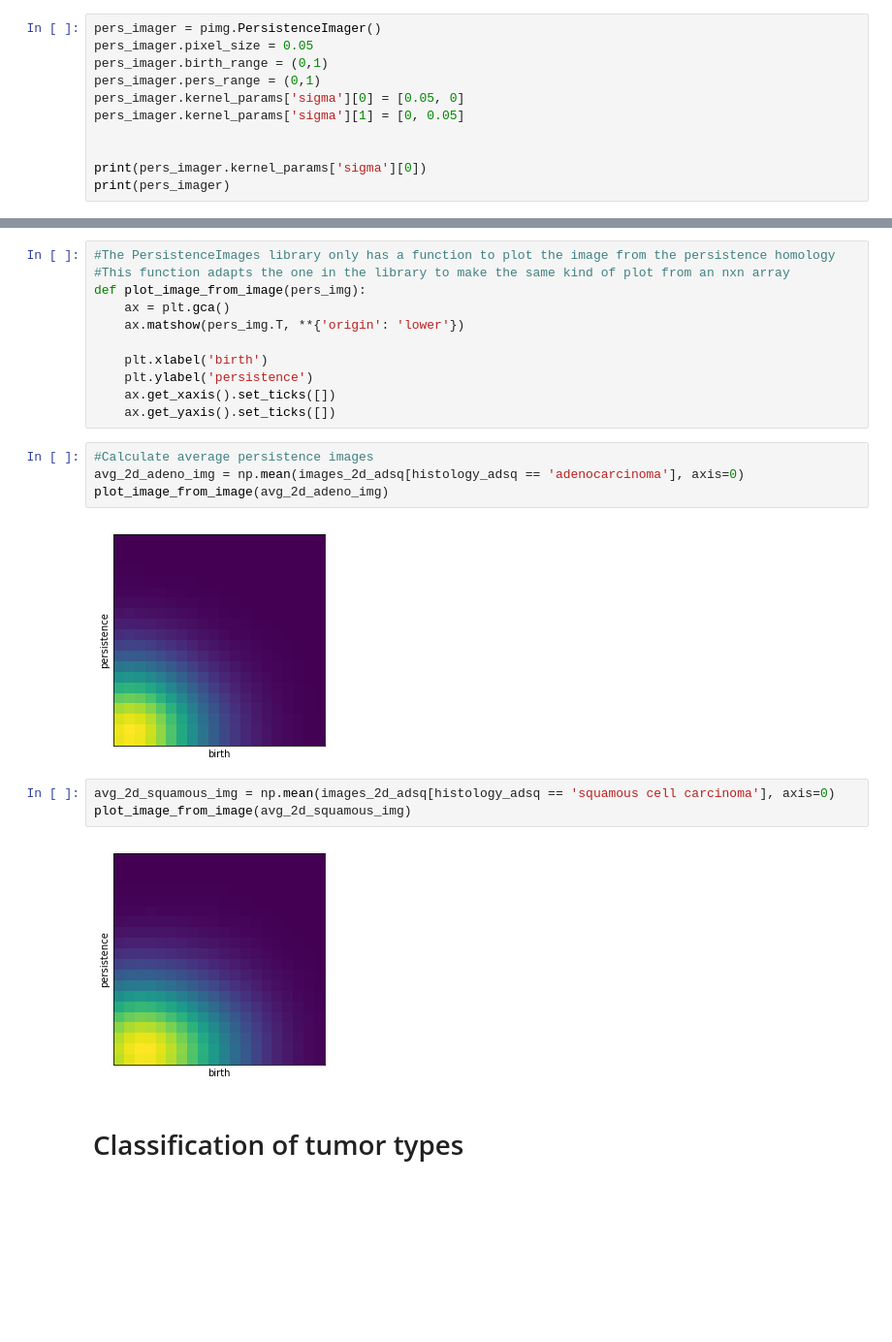
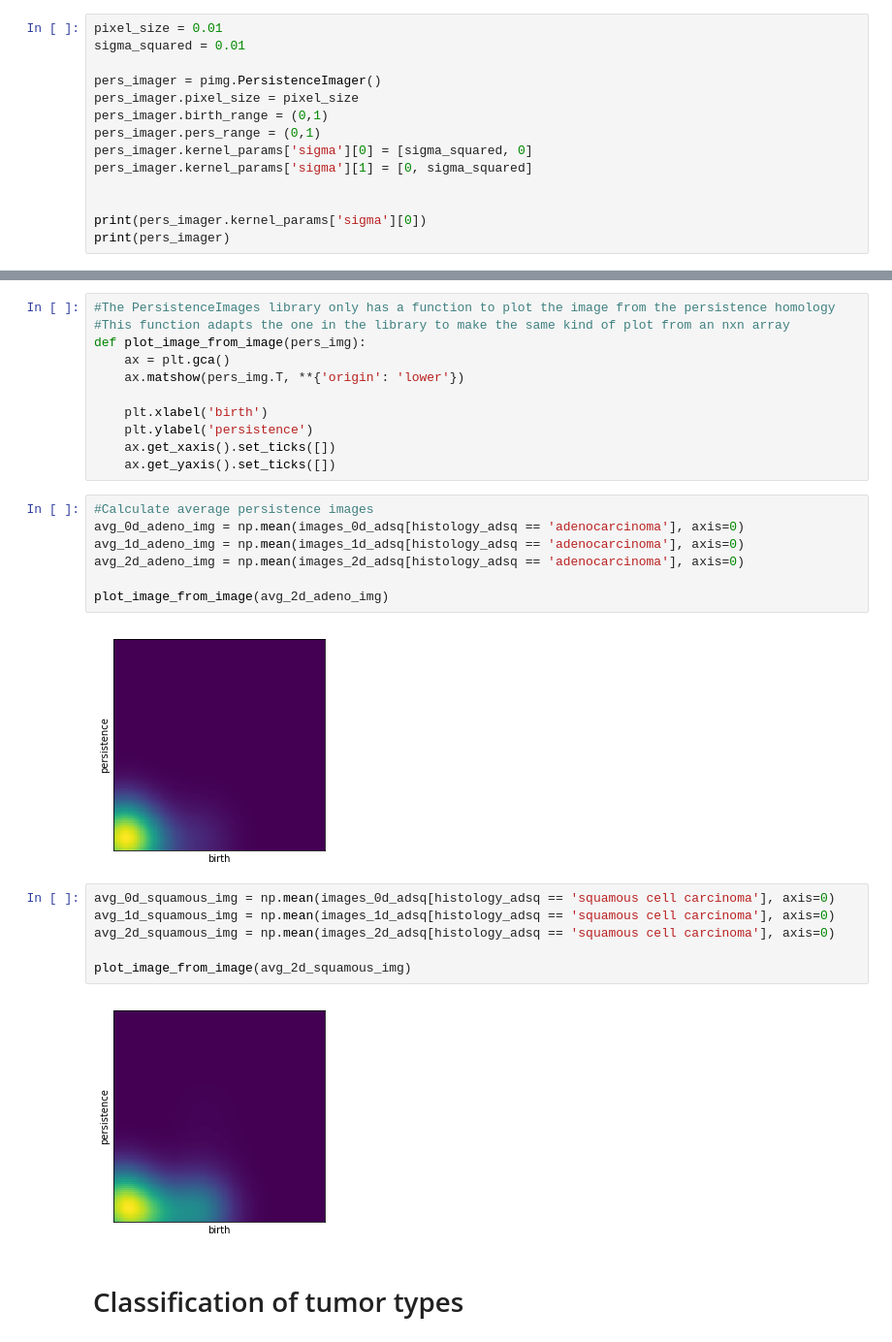
Before and after one commit to adamml321/TDA-Lung-Tumor-Classification, a Jupyter notebook: 3D_Complex_Classifier.ipynb, the cells around one changed output, grey strips where cells are left out. Shown: that part at 97% size. Cells and saved outputs as stored; diff of their text form; blank space fills up the shorter version.

```diff
--- a/3D_Complex_Classifier.ipynb
+++ b/3D_Complex_Classifier.ipynb
@@ -22,12 +22,15 @@ radg_phom_2s = np.load('C:/Users/Adam/Documents/Datasets/Radiogenomics_Homology/
 # %% [markdown]
 ### Set up persistence image parameters.
 # %%
+pixel_size = 0.01
+sigma_squared = 0.01
+
 pers_imager = pimg.PersistenceImager()
-pers_imager.pixel_size = 0.05
+pers_imager.pixel_size = pixel_size
 pers_imager.birth_range = (0,1)
 pers_imager.pers_range = (0,1)
-pers_imager.kernel_params['sigma'][0] = [0.05, 0]
-pers_imager.kernel_params['sigma'][1] = [0, 0.05]
+pers_imager.kernel_params['sigma'][0] = [sigma_squared, 0]
+pers_imager.kernel_params['sigma'][1] = [0, sigma_squared]
 
 
 print(pers_imager.kernel_params['sigma'][0])
@@ -197,15 +200,21 @@ def plot_image_from_image(pers_img):
     ax.get_yaxis().set_ticks([])
 # %%
 #Calculate average persistence images
+avg_0d_adeno_img = np.mean(images_0d_adsq[histology_adsq == 'adenocarcinoma'], axis=0)
+avg_1d_adeno_img = np.mean(images_1d_adsq[histology_adsq == 'adenocarcinoma'], axis=0)
 avg_2d_adeno_img = np.mean(images_2d_adsq[histology_adsq == 'adenocarcinoma'], axis=0)
+
 plot_image_from_image(avg_2d_adeno_img)
 # %% [output]
-[figure, old version]
+[figure, new version]
 # %%
+avg_0d_squamous_img = np.mean(images_0d_adsq[histology_adsq == 'squamous cell carcinoma'], axis=0)
+avg_1d_squamous_img = np.mean(images_1d_adsq[histology_adsq == 'squamous cell carcinoma'], axis=0)
 avg_2d_squamous_img = np.mean(images_2d_adsq[histology_adsq == 'squamous cell carcinoma'], axis=0)
+
 plot_image_from_image(avg_2d_squamous_img)
 # %% [output]
-[figure, old version]
+[figure, new version]
 # %% [markdown]
 # Classification of tumor types
 # %%
```
Also changed, not shown: parts of 6 cells of this notebook, 2 other files.
